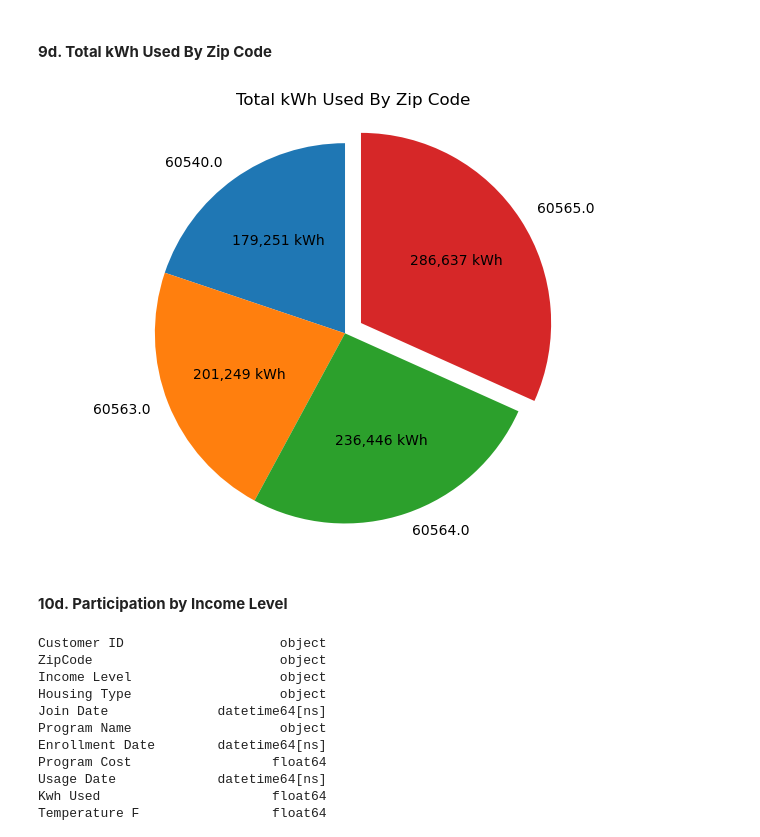
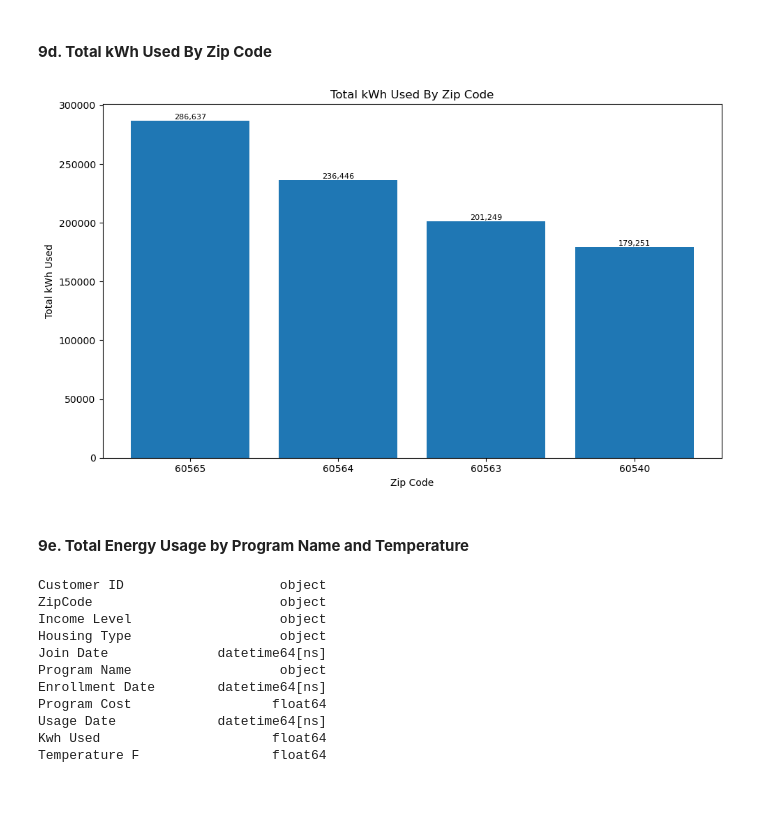
Before and after one commit to jnaomi1/Ecorp-Report, a Jupyter notebook: PythonJupLab/Notebooks/Ecorp analysis Python.ipynb, the cells around one changed output. Cells and saved outputs as stored; diff of their text form; code cells hidden in the pictures; blank space fills up the shorter version.

```diff
--- a/PythonJupLab/Notebooks/Ecorp analysis Python.ipynb
+++ b/PythonJupLab/Notebooks/Ecorp analysis Python.ipynb
@@ -13,7 +13,8 @@ from datetime import date
 # %% [markdown]
 ### **2. Import Raw Data:**
 # %%
-df = pd.read_excel('/Users/jesusislord247/Desktop/ecorp Project Folder/ecorp_customer_info_dataset_USE.xlsx')
+# Keep the dataset in a 'data' folder next to this notebook so anyone can run it
+df = pd.read_excel('data/ecorp_customer_info_dataset_USE.xlsx')
 # %% [markdown]
 ### **3. Sample Data:**
 # %% [markdown]
@@ -378,33 +388,25 @@ plt.show()
 # %% [markdown]
 #### **9d. Total kWh Used By Zip Code**
 # %%
-kWhUsed_by_Zip = df.groupby('ZipCode')['Kwh Used'].sum().abs()
+kWhUsed_by_Zip = df.groupby('ZipCode')['Kwh Used'].sum().sort_values(ascending=False)
 
-# Optional: explode a specific zip code if needed
-explode = [0.1 if label == 60565.0 else 0 for label in kWhUsed_by_Zip.index]
+plt.figure(figsize=(10,6))
+bars = plt.bar(kWhUsed_by_Zip.index.astype(int).astype(str), kWhUsed_by_Zip.values)
 
-def absolute_value(val):
-    total = sum(kWhUsed_by_Zip)
-    absolute = int(round(val/100 * total))
-    return f'{absolute:,} kWh'
+plt.xlabel('Zip Code')
+plt.ylabel('Total kWh Used')
+plt.title('Total kWh Used By Zip Code')
 
-# Plot
-plt.pie(
-    kWhUsed_by_Zip,
-    labels=kWhUsed_by_Zip.index,
-    autopct=absolute_value,
-    startangle=90,
-    explode=explode
-)
+for bar in bars:
+    plt.text(bar.get_x() + bar.get_width() / 2, bar.get_height(),
+             f'{bar.get_height():,.0f}', ha='center', va='bottom', fontsize=8)
 
-plt.title('Total kWh Used By Zip Code')
-plt.axis('equal')  # Equal aspect ratio ensures pie is drawn as a circle.
 plt.tight_layout()
 plt.show()
 # %% [output]
-[figure, old version]
+[figure, new version]
 # %% [markdown]
-#### **10d. Participation by Income Level**
+#### **9e. Total Energy Usage by Program Name and Temperature**
 # %%
 df.dtypes
 # %% [output]
```
Also changed, not shown: parts of 13 cells of this notebook.
